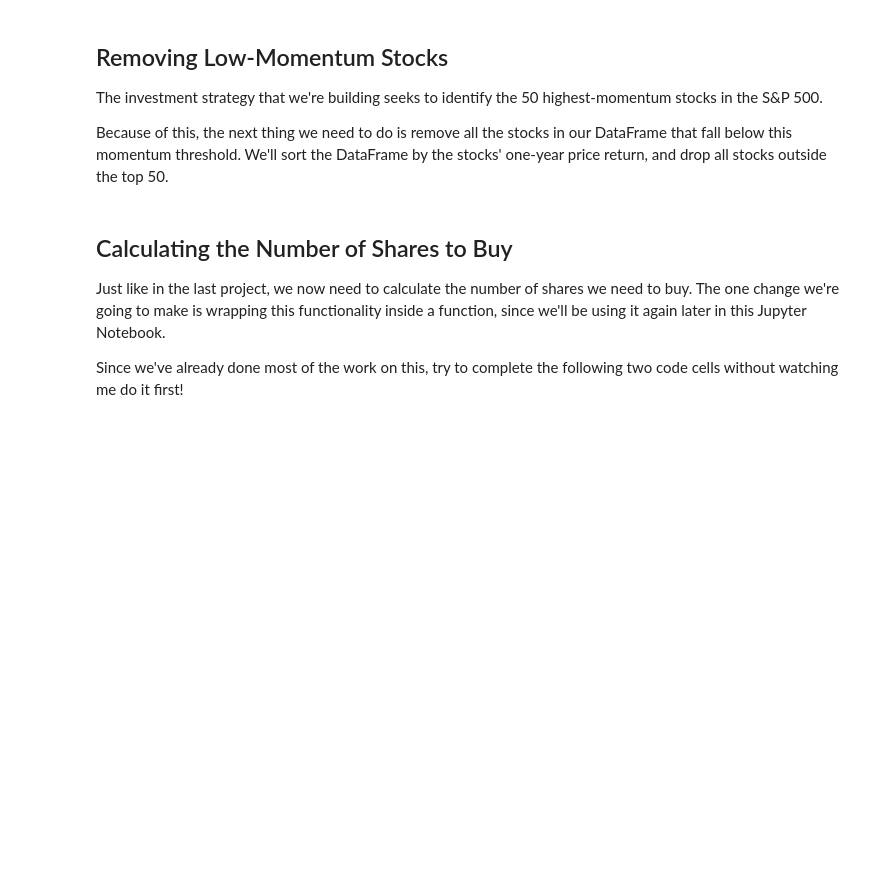
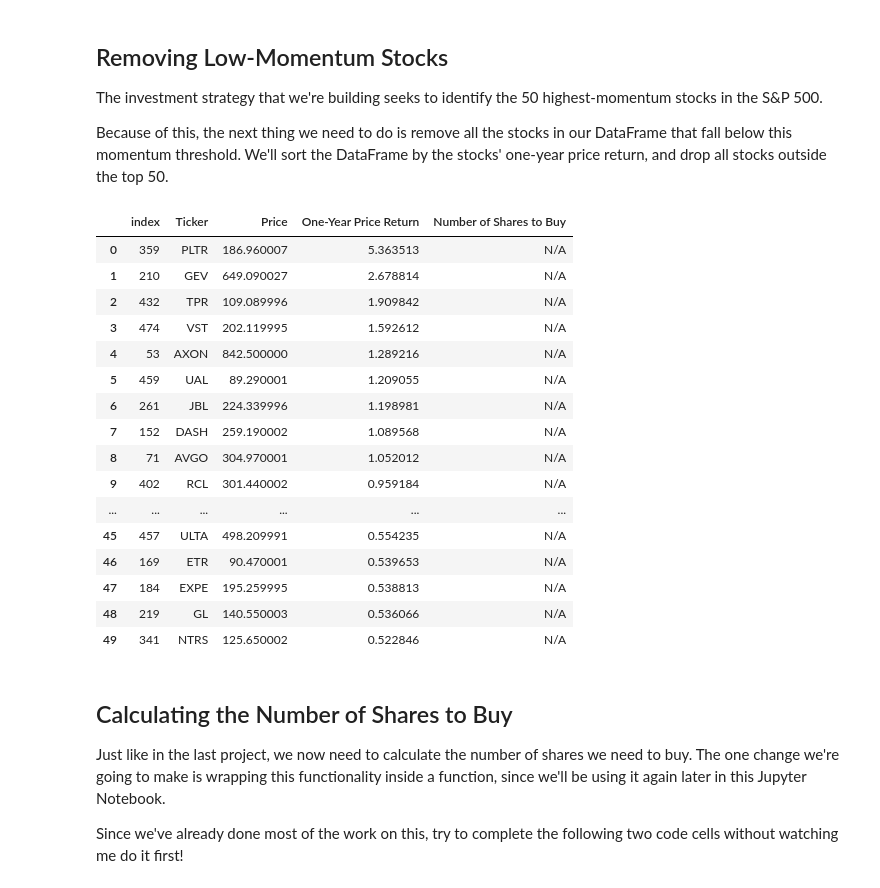
Before and after one commit to Shtrust/algorithmic-trading-python, a Jupyter notebook: starter_files/002_quantitative_momentum_strategy.ipynb, the cells around one changed output. Saved outputs shown, nothing was run; the diff lists cells and outputs as text; code cells hidden in the pictures; blank space fills up the shorter version.

```diff
--- a/starter_files/002_quantitative_momentum_strategy.ipynb
+++ b/starter_files/002_quantitative_momentum_strategy.ipynb
@@ -118,6 +118,29 @@ final_dataframe
 The investment strategy that we're building seeks to identify the 50 highest-momentum stocks in the S&P 500.
 
 Because of this, the next thing we need to do is remove all the stocks in our DataFrame that fall below this momentum threshold. We'll sort the DataFrame by the stocks' one-year price return, and drop all stocks outside the top 50.
+# %%
+final_dataframe.sort_values("One-Year Price Return", ascending=False, inplace=True)
+final_dataframe = final_dataframe[:50]
+final_dataframe.reset_index(inplace=True)
+final_dataframe
+# %% [output]
+|  | index | Ticker | Price | One-Year Price Return | Number of Shares to Buy |
+| 0 | 359 | PLTR | 186.960007 | 5.363513 | N/A |
+| 1 | 210 | GEV | 649.090027 | 2.678814 | N/A |
+| 2 | 432 | TPR | 109.089996 | 1.909842 | N/A |
+| 3 | 474 | VST | 202.119995 | 1.592612 | N/A |
+| 4 | 53 | AXON | 842.500000 | 1.289216 | N/A |
+| 5 | 459 | UAL | 89.290001 | 1.209055 | N/A |
+| 6 | 261 | JBL | 224.339996 | 1.198981 | N/A |
+| 7 | 152 | DASH | 259.190002 | 1.089568 | N/A |
+| 8 | 71 | AVGO | 304.970001 | 1.052012 | N/A |
+| 9 | 402 | RCL | 301.440002 | 0.959184 | N/A |
+| ... | ... | ... | ... | ... | ... |
+| 45 | 457 | ULTA | 498.209991 | 0.554235 | N/A |
+| 46 | 169 | ETR | 90.470001 | 0.539653 | N/A |
+| 47 | 184 | EXPE | 195.259995 | 0.538813 | N/A |
+| 48 | 219 | GL | 140.550003 | 0.536066 | N/A |
+| 49 | 341 | NTRS | 125.650002 | 0.522846 | N/A |
 # %% [markdown]
 ## Calculating the Number of Shares to Buy
 
```
Also changed, not shown: parts of 11 cells of this notebook, 1 other file.
